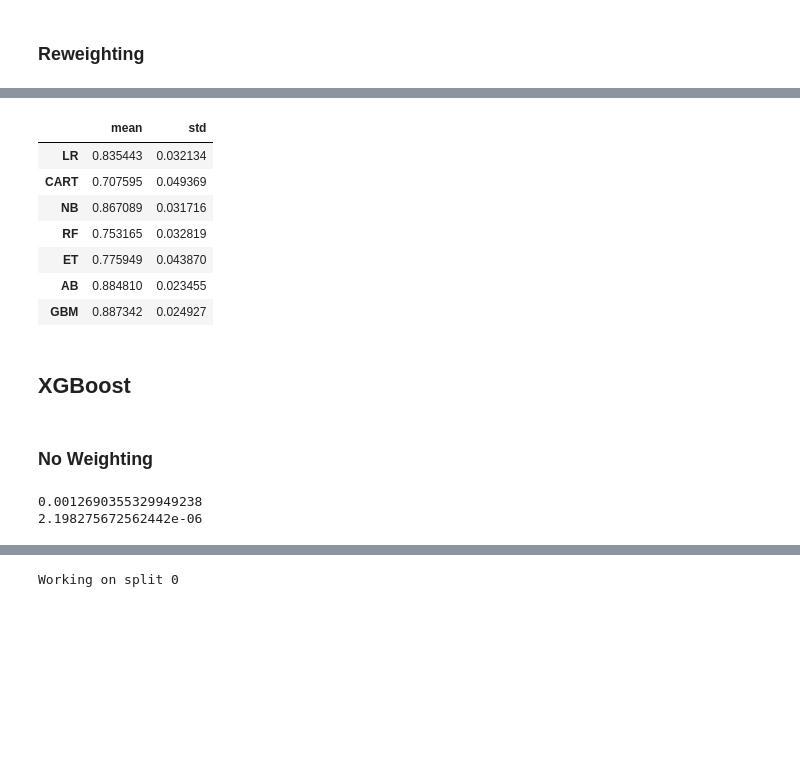
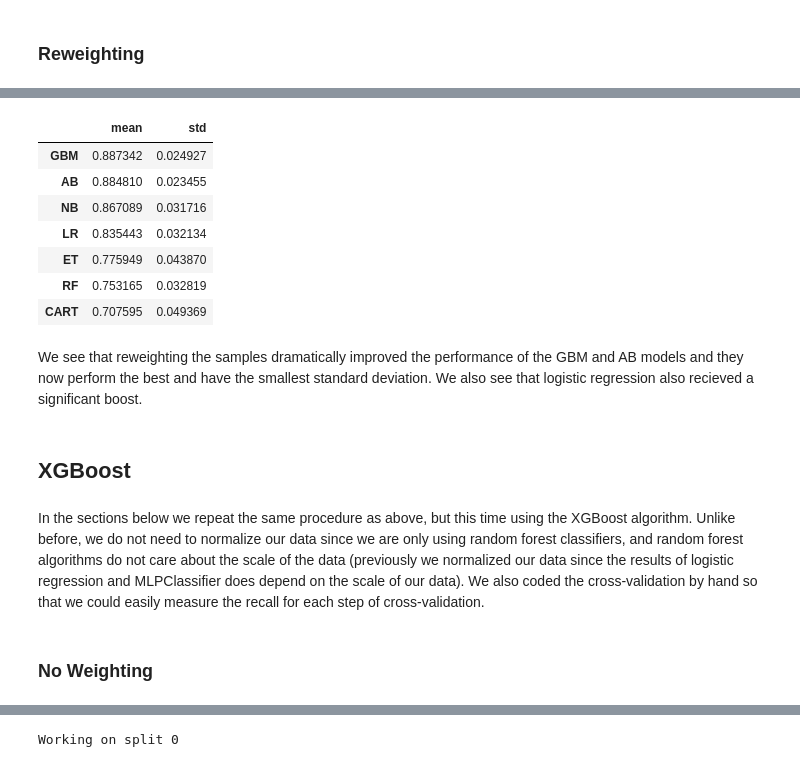
Before and after one commit to david-meltzer/ML_finance, a Jupyter notebook: projects/credit_card_fraud.ipynb, the cells around one changed output, grey strips where cells are left out. Saved outputs shown, nothing was run; the diff lists cells and outputs as text; code cells hidden in the pictures; blank space fills up the shorter version.

```diff
--- a/projects/credit_card_fraud.ipynb
+++ b/projects/credit_card_fraud.ipynb
@@ -482,23 +477,22 @@ GBM: 0.887 (0.024)
 # %%
 pd.DataFrame(results_bal).to_csv('./results/results_bal.csv')
 # %%
-pd.DataFrame(results_bal).agg([np.mean,np.std]).T
+results_bal_df = pd.read_csv('./results/results_bal.csv',index_col='Unnamed: 0')
+results_bal_df.agg([np.mean,np.std]).T.sort_values('mean',ascending=False)
 # %% [output]
 |  | mean | std |
+| GBM | 0.887342 | 0.024927 |
+| AB | 0.884810 | 0.023455 |
+| NB | 0.867089 | 0.031716 |
 | LR | 0.835443 | 0.032134 |
+| ET | 0.775949 | 0.043870 |
+| RF | 0.753165 | 0.032819 |
 | CART | 0.707595 | 0.049369 |
-| NB | 0.867089 | 0.031716 |
-| RF | 0.753165 | 0.032819 |
-| ET | 0.775949 | 0.043870 |
-| AB | 0.884810 | 0.023455 |
-| GBM | 0.887342 | 0.024927 |
+# %% [markdown]
+We see that reweighting the samples dramatically improved the performance of the GBM and AB models and they now perform the best and have the smallest standard deviation. We also see that logistic regression also recieved a significant boost.
 # %% [markdown]
 ## XGBoost
+# %% [markdown]
+In the sections below we repeat the same procedure as above, but this time using the XGBoost algorithm. Unlike before, we do not need to normalize our data since we are only using random forest classifiers, and random forest algorithms do not care about the scale of the data (previously we normalized our data since the results of logistic regression and MLPClassifier does depend on the scale of our data). We also coded the cross-validation by hand so that we could easily measure the recall for each step of cross-validation.
 # %% [markdown]
 ### No Weighting
-# %%
-print(1/788.)
-print(1/454902.)
-# %% [output]
-0.0012690355329949238
-2.198275672562442e-06
```
Also changed, not shown: parts of 44 cells of this notebook, 1 other file.
